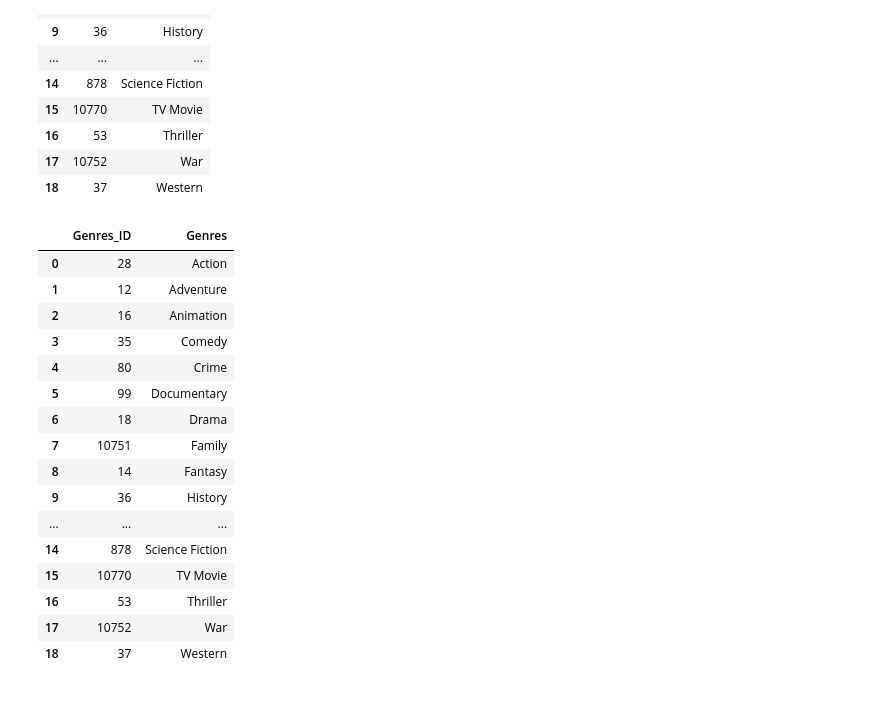
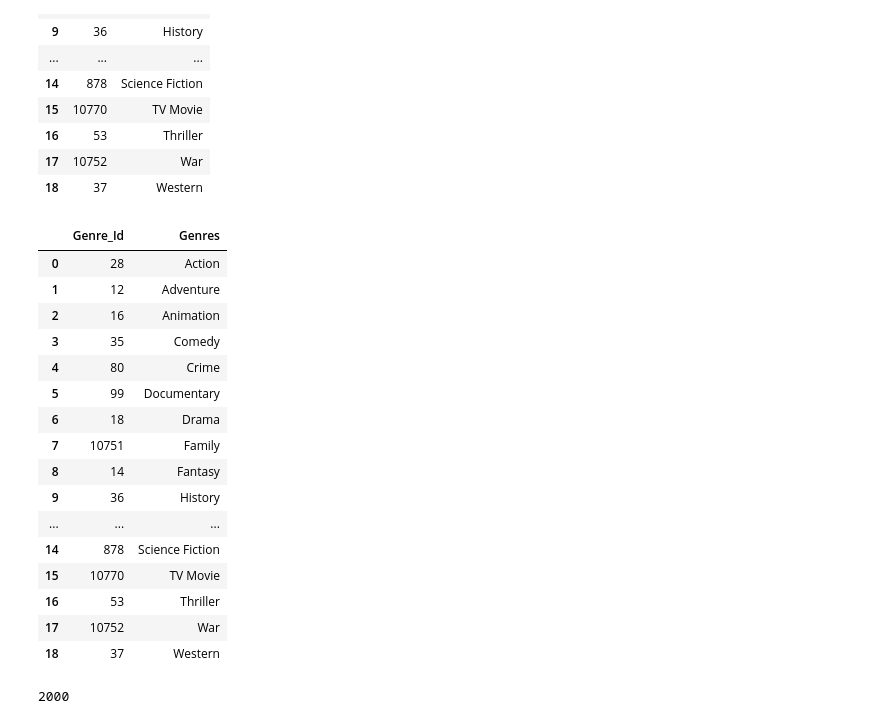
Before and after one commit to alvin-giang/Movie_SQL_Database_Data_Engineering, a Jupyter notebook: ETL/data_engineering.ipynb, the cells around one changed output. Cells and saved outputs as stored; diff of their text form; code cells hidden in the pictures.

```diff
--- a/ETL/data_engineering.ipynb
+++ b/ETL/data_engineering.ipynb
@@ -125,10 +125,10 @@ genres_df
 | 17 | 10752 | War |
 | 18 | 37 | Western |
 # %%
-cleaned_genres_df = genres_df.rename(columns={"id":"Genres_ID", "name":"Genres"})
+cleaned_genres_df = genres_df.rename(columns={"id":"Genre_Id", "name":"Genres"})
 cleaned_genres_df
 # %% [output]
-|  | Genres_ID | Genres |
+|  | Genre_Id | Genres |
 | 0 | 28 | Action |
 | 1 | 12 | Adventure |
 | 2 | 16 | Animation |
@@ -149,0 +171,4 @@ cleaned_genres_df.to_csv("../Outputs/Genres.csv")
+# %%
+len(movie_dict)
+# %% [output]
+2000
```
Also changed, not shown: parts of 20 cells of this notebook, 5 other files.
